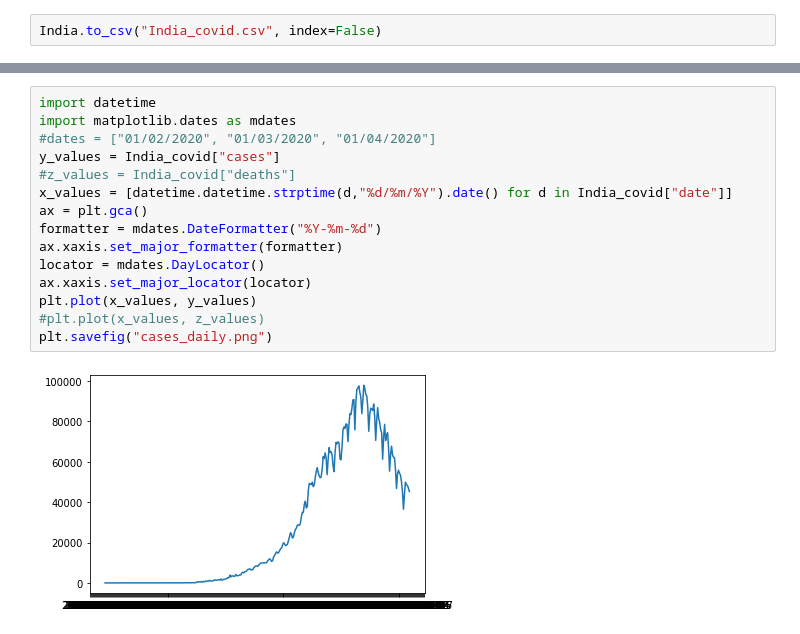
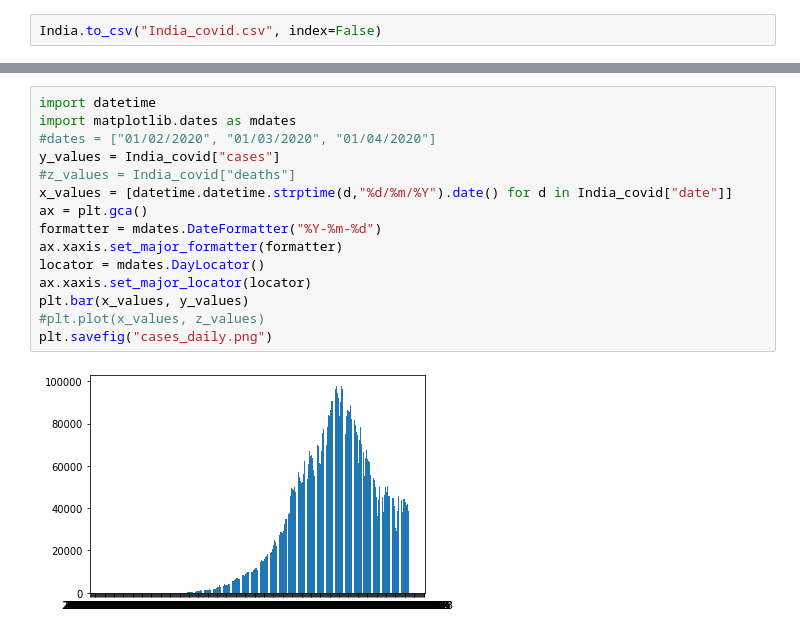
Before and after one commit to ramarav/Covid_India_Statistics, a Jupyter notebook: COVID-19_India.ipynb, the cells around one changed output, grey strips where cells are left out. Saved outputs shown, nothing was run; the diff lists cells and outputs as text.

```diff
--- a/COVID-19_India.ipynb
+++ b/COVID-19_India.ipynb
@@ -247,17 +247,17 @@ plt.savefig("deaths_daily.png")
 # %%
 import datetime
 import matplotlib.dates as mdates
 #dates = ["01/02/2020", "01/03/2020", "01/04/2020"]
 y_values = India_covid["cases"]
 #z_values = India_covid["deaths"]
 x_values = [datetime.datetime.strptime(d,"%d/%m/%Y").date() for d in India_covid["date"]]
 ax = plt.gca()
 formatter = mdates.DateFormatter("%Y-%m-%d")
 ax.xaxis.set_major_formatter(formatter)
 locator = mdates.DayLocator()
 ax.xaxis.set_major_locator(locator)
-plt.plot(x_values, y_values)
+plt.bar(x_values, y_values)
 #plt.plot(x_values, z_values)
 plt.savefig("cases_daily.png")
 # %% [output]
-[figure, old version]
+[figure, new version]
```
Also changed, not shown: parts of 16 cells of this notebook, 1 other file.
